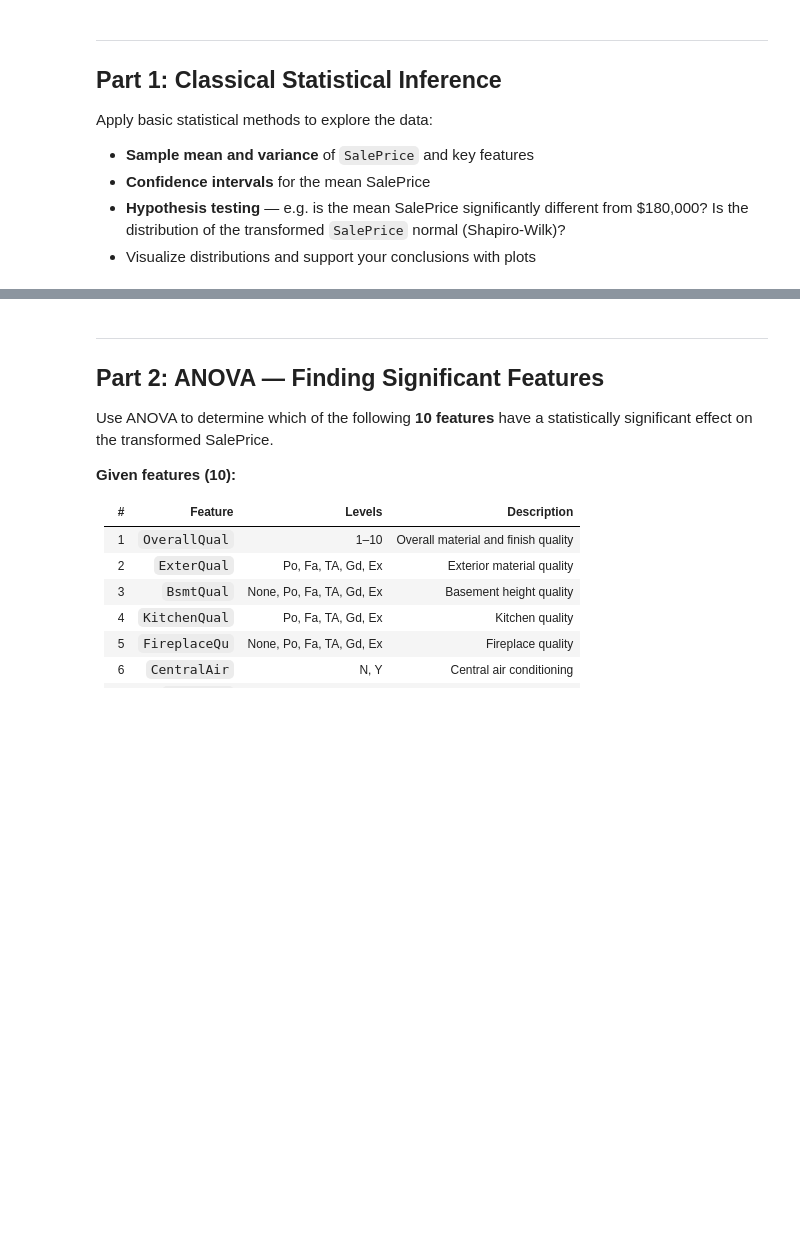
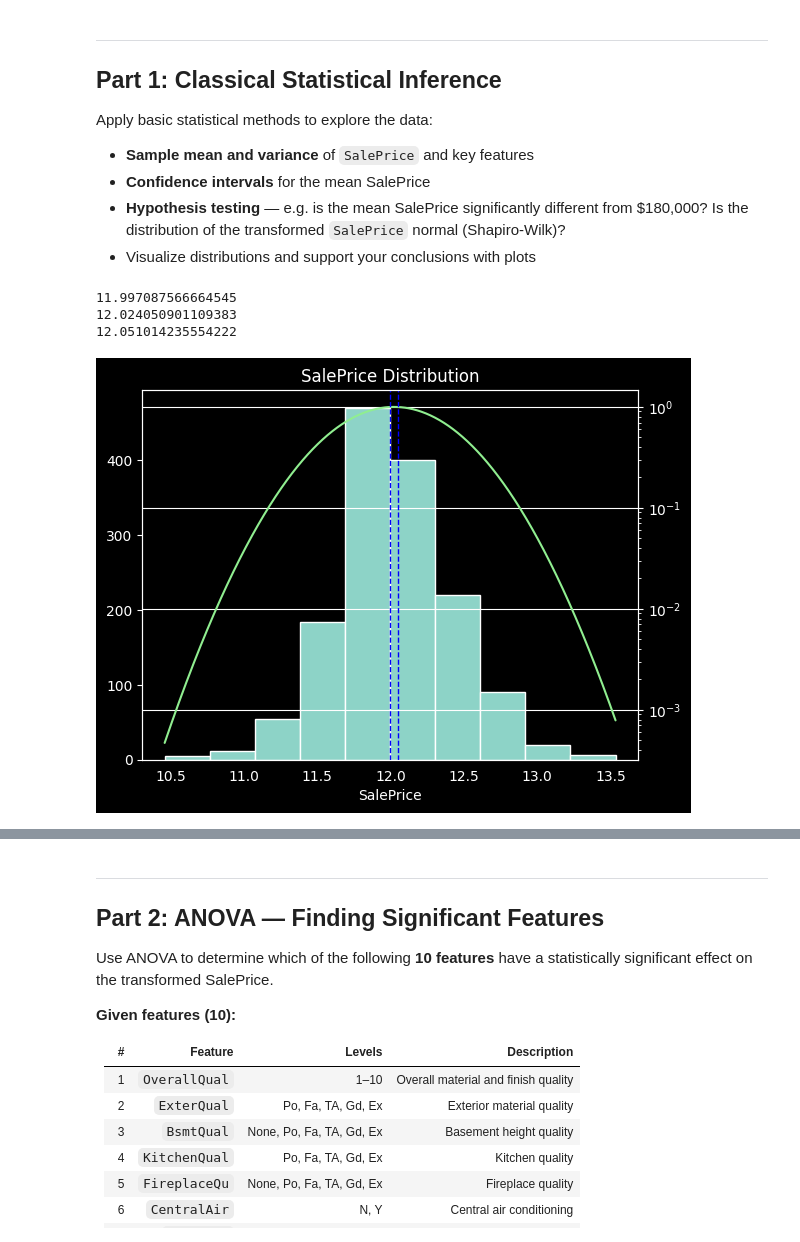
Before and after one commit to cpalescan/cstat, a Jupyter notebook: project_STUDENTID.ipynb, the cells around one changed output, grey strips where cells are left out. Saved outputs shown, nothing was run; the diff lists cells and outputs as text; code cells hidden in the pictures; blank space fills up the shorter version.

Commit message:
PLS VERIFY: Transformed SalesPrice into log scale. Done some analysis of its mean, var.

```diff
--- a/project_STUDENTID.ipynb
+++ b/project_STUDENTID.ipynb
@@ -82,3 +79,44 @@ Apply basic statistical methods to explore the data:
 - **Confidence intervals** for the mean SalePrice
 - **Hypothesis testing** — e.g. is the mean SalePrice significantly different from \$180,000? Is the distribution of the transformed `SalePrice` normal (Shapiro-Wilk)?
 - Visualize distributions and support your conclusions with plots
+# %%
+sales_price = np.log(train['SalePrice'])
+mean_sales_price = np.mean(sales_price)
+n = len(sales_price)
+var_sales_price = sum((x - mean_sales_price)**2 for x in sales_price)/(n-1)
+std_sales_price = sqrt(var_sales_price)
+
+
+alpha = 0.01
+df = n - 1
+t_crit = t.ppf(1-alpha/2, df)
+margin_error = t_crit * (std_sales_price/sqrt(n))
+lower_limit = mean_sales_price - margin_error
+upper_limit = mean_sales_price + margin_error
+p = t.cdf(t_crit, df)
+
+
+fig, ax = plt.subplots()
+plt.hist(sales_price)
+x = np.linspace(np.min(sales_price), np.max(sales_price), 1000)
+normal = norm(mean_sales_price, std_sales_price)
+ax2 = ax.twinx()
+ax.grid(False)
+ax2.plot(x, normal.pdf(x), color='lightgreen', label="Normal")
+ax2.set_yscale('log')
+ax.set_title('SalePrice Distribution')
+ax.set_xlabel('SalePrice')
+plt.axvline(lower_limit, color='blue', linestyle='--', linewidth=1)
+plt.axvline(upper_limit, color='blue', linestyle='--', linewidth=1)
+
+
+print(lower_limit)
+print(mean_sales_price)
+print(upper_limit)
+
+plt.show()
+# %% [output]
+11.997087566664545
+12.024050901109383
+12.051014235554222
+[figure, added]
```
Also changed, not shown: parts of 5 cells of this notebook, 1 other file.
